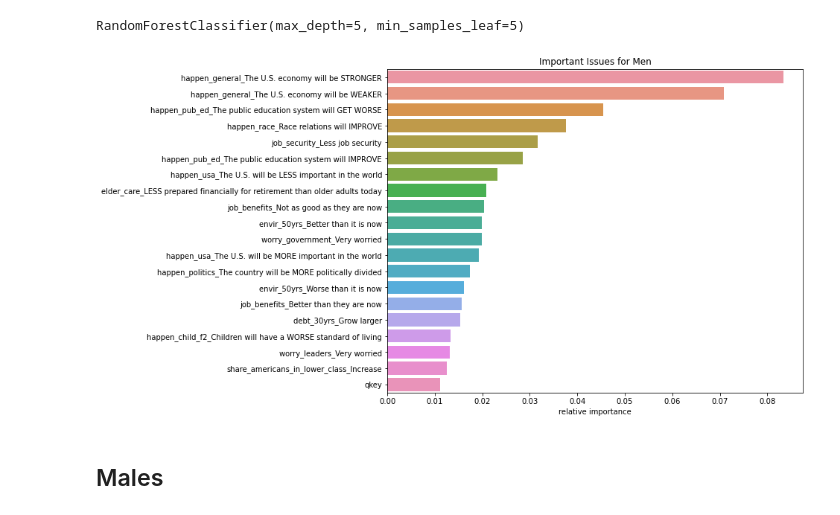
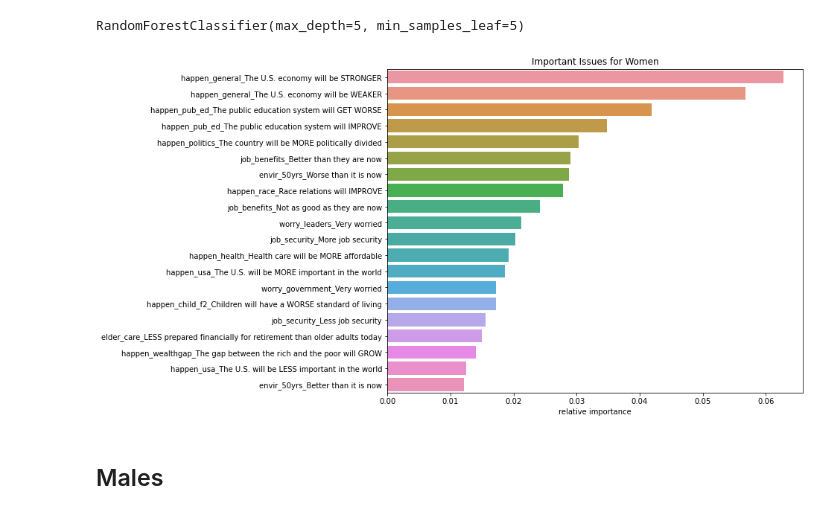
Before and after one commit to american-perspectives-capstone/american-attitudes, a Jupyter notebook: rough_notebooks/Malachi_modeling_new.ipynb, the cells around one changed output. Saved outputs shown, nothing was run; the diff lists cells and outputs as text; code cells hidden in the pictures.

```diff
--- a/rough_notebooks/Malachi_modeling_new.ipynb
+++ b/rough_notebooks/Malachi_modeling_new.ipynb
@@ -388,17 +388,17 @@ rf_depth_5_leaf_5.fit(females.X_train_dummies, females.y_train_dummies)
 RandomForestClassifier(max_depth=5, min_samples_leaf=5)
 # %%
 #Create data frame of feature importances, using our selected model
-feature_importances = pd.DataFrame(rf_depth_5_leaf_5.feature_importances_, index = females.X_train_dummies.columns, columns = [ "relative importance"])
+feature_importances_females = pd.DataFrame(rf_depth_5_leaf_5.feature_importances_, index = females.X_train_dummies.columns, columns = [ "relative importance"])
 #Sort the data frame by the relative importance of each feature
-feature_importances = feature_importances.sort_values(by = ['relative importance'], ascending = False)
+feature_importances_females = feature_importances_females.sort_values(by = ['relative importance'], ascending = False)
 #Rename the index column "category"
-feature_importances.columns.names = ['category']
+feature_importances_females.columns.names = ['category']
 # %%
 #Plot the most relevant features
 plt.figure(figsize=(10,8))
-relative_importances = sns.barplot(x=feature_importances['relative importance'][0:20], y=feature_importances.index[0:20]).set(title="Important Issues for Men")
+relative_importances_females = sns.barplot(x=feature_importances_females['relative importance'][0:20], y=feature_importances_females.index[0:20]).set(title="Important Issues for Women")
 # %% [output]
-[figure, old version]
+[figure, new version]
 # %% [markdown]
 ## Males
 # %%
```
Also changed, not shown: parts of 12 cells of this notebook.
